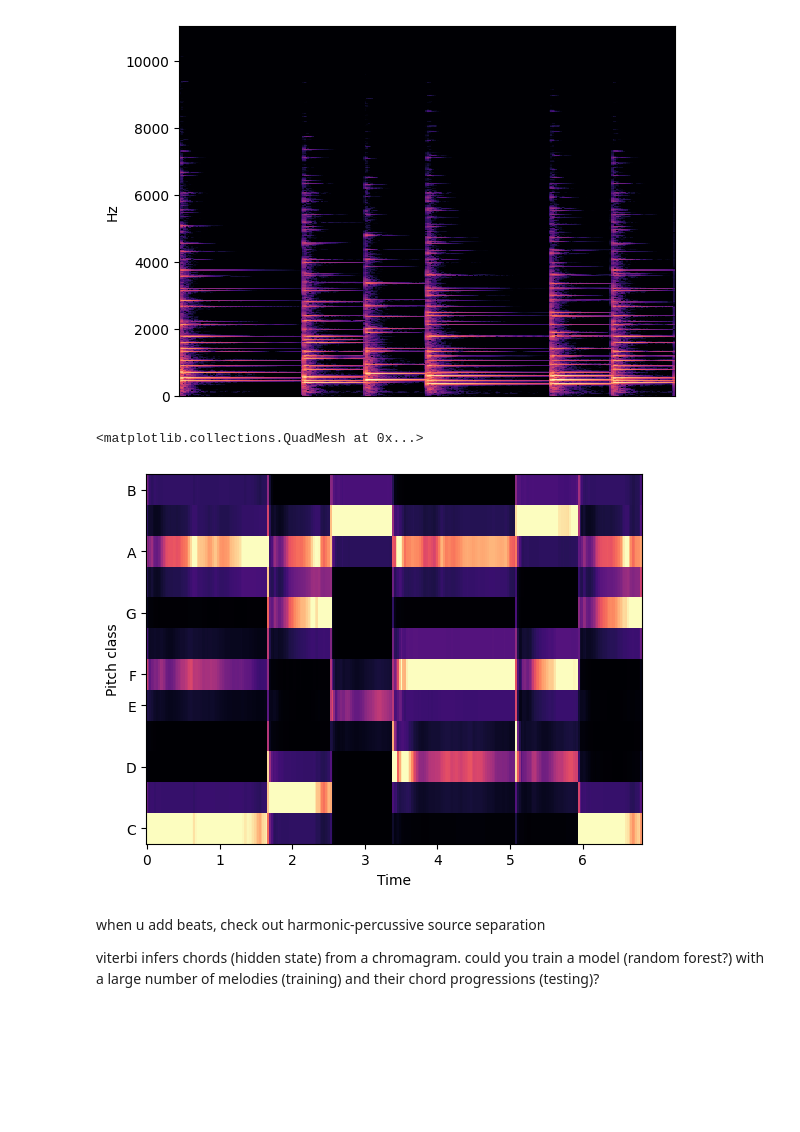
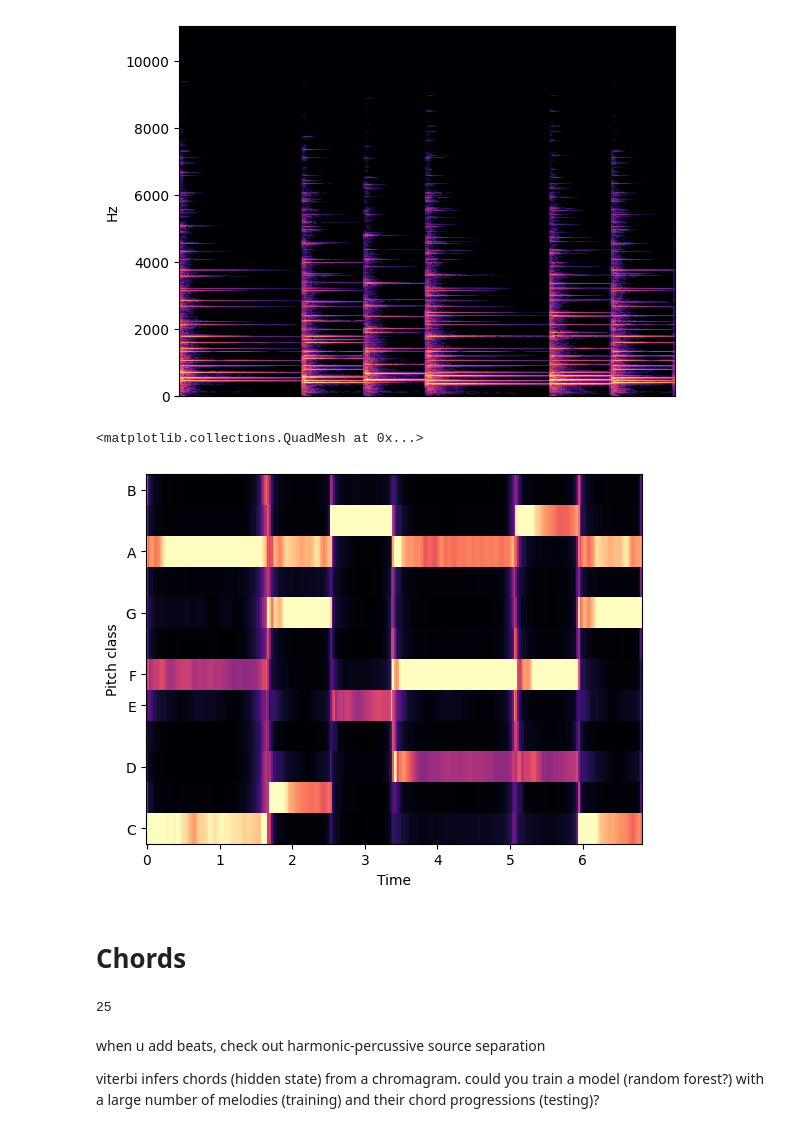
Before and after one commit to wowskii/music-emotion-detector, a Jupyter notebook: libtesting.ipynb, the cells around one changed output. Cells and saved outputs as stored; diff of their text form; code cells hidden in the pictures; blank space fills up the shorter version.

Commit message:
chord prediction

```diff
--- a/libtesting.ipynb
+++ b/libtesting.ipynb
@@ -17,8 +17,33 @@ lb.display.specshow(D, y_axis='hz')
 <matplotlib.collections.QuadMesh at 0x...>
 [figure]
 # %%
-chromagram = lb.feature.chroma_stft(y=keys, sr=sr)
+chromagram = lb.feature.chroma_cqt(y=keys, sr=sr)
 lb.display.specshow(chromagram, y_axis='chroma', x_axis='time')
 # %% [output]
 <matplotlib.collections.QuadMesh at 0x...>
-[figure, old version]
+[figure, new version]
+# %% [markdown]
+# Chords
+# %%
+maj_template = np.array([1,0,0, 0,1,0, 0,1,0, 0,0,0])
+min_template = np.array([1,0,0, 1,0,0, 0,1,0, 0,0,0])
+N_template   = np.array([1,1,1, 1,1,1, 1,1,1, 1,1,1.]) / 4.
+
+weights = np.zeros((25, 12), dtype=float)
+labels = ['C:maj', 'C#:maj', 'D:maj', 'D#:maj', 'E:maj', 'F:maj',
+          'F#:maj', 'G:maj', 'G#:maj', 'A:maj', 'A#:maj', 'B:maj',
+          'C:min', 'C#:min', 'D:min', 'D#:min', 'E:min', 'F:min',
+          'F#:min', 'G:min', 'G#:min', 'A:min', 'A#:min', 'B:min',
+          'N']
+print(len(labels))
+for c in range(12):
+    weights[c, :] = np.roll(maj_template, c) # c:maj
+    weights[c + 12, :] = np.roll(min_template, c)  # c:min
+weights[24, :] = N_template
+#print(weights)
+#Self-loop transition matrix:
+#The probability of staying in the same state is 0.9, and the probability of transitioning to any other state is uniformly distributed among the remaining states (0.1 / 24).
+trans = lb.sequence.transition_loop(25, 0.9)
+trans;
+# %% [output]
+25
```
Also changed, not shown: parts of 1 cell of this notebook.
